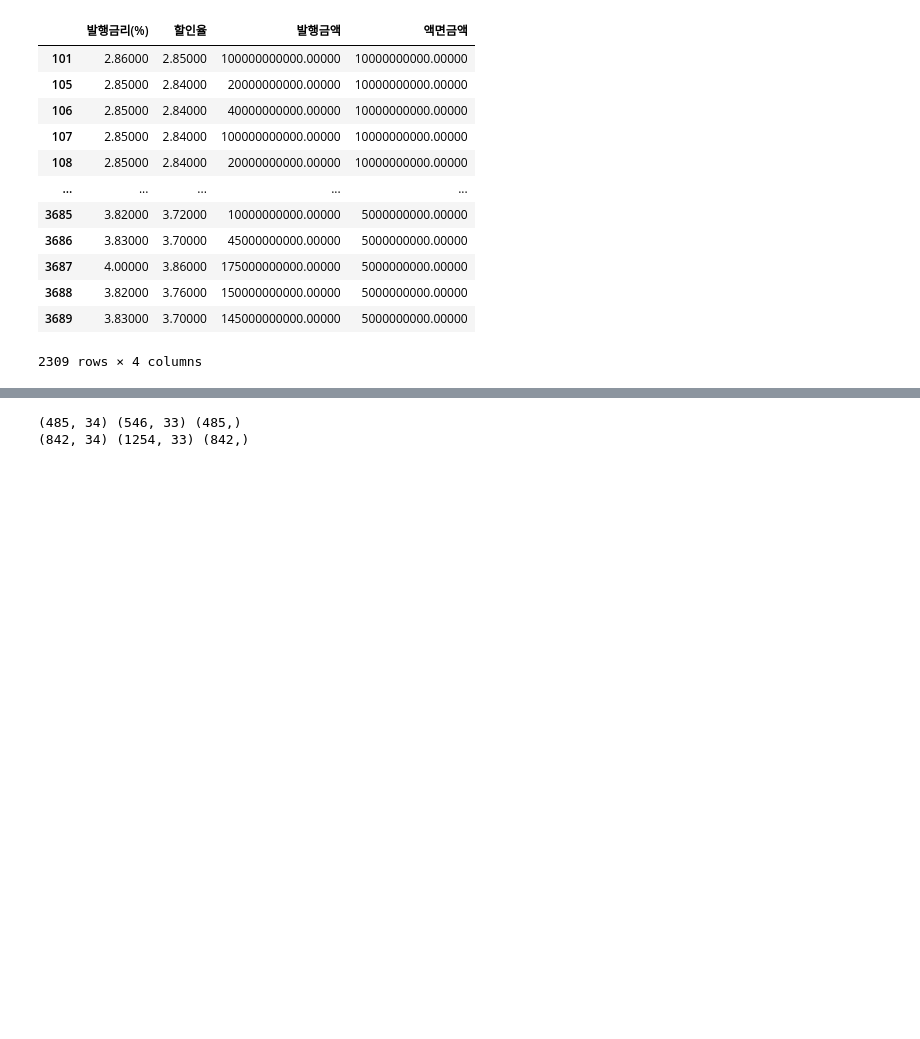
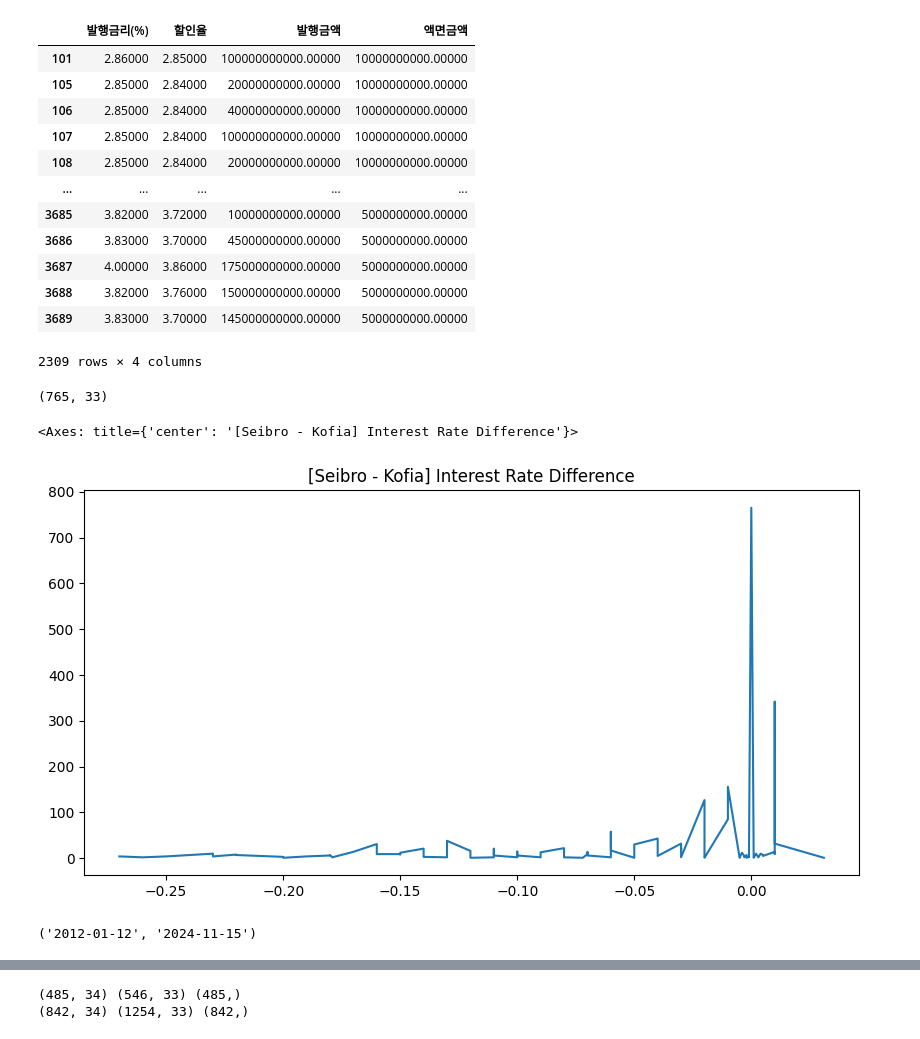
Before and after one commit to lazybuttrying/kofia-bond, a Jupyter notebook: CD/coverage.ipynb, the cells around one changed output, grey strips where cells are left out. Cells and saved outputs as stored; diff of their text form; code cells hidden in the pictures; blank space fills up the shorter version.

```diff
--- a/CD/coverage.ipynb
+++ b/CD/coverage.ipynb
@@ -530,3 +530,17 @@ merge[merge["_merge"]=="both"][["발행금리(%)", "할인율", "발행금액",
 | 3688 | 3.82000 | 3.76000 | 150000000000.00000 | 5000000000.00000 |
 | 3689 | 3.83000 | 3.70000 | 145000000000.00000 | 5000000000.00000 |
 2309 rows × 4 columns
+# %%
+print(merge[merge["할인율"] == merge["발행금리(%)"]].shape)
+(merge["할인율"] - merge["발행금리(%)"]).value_counts().sort_index().plot(
+    figsize=(10, 5),
+    title="[Seibro - Kofia] Interest Rate Difference"
+) # kofia가 더 높은 경우가 많다.
+# %% [output]
+(765, 33)
+<Axes: title={'center': '[Seibro - Kofia] Interest Rate Difference'}>
+[figure, added]
+# %%
+merge["발행일"].min(), merge["발행일"].max()
+# %% [output]
+('2012-01-12', '2024-11-15')
```
Also changed, not shown: parts of 33 cells of this notebook.
